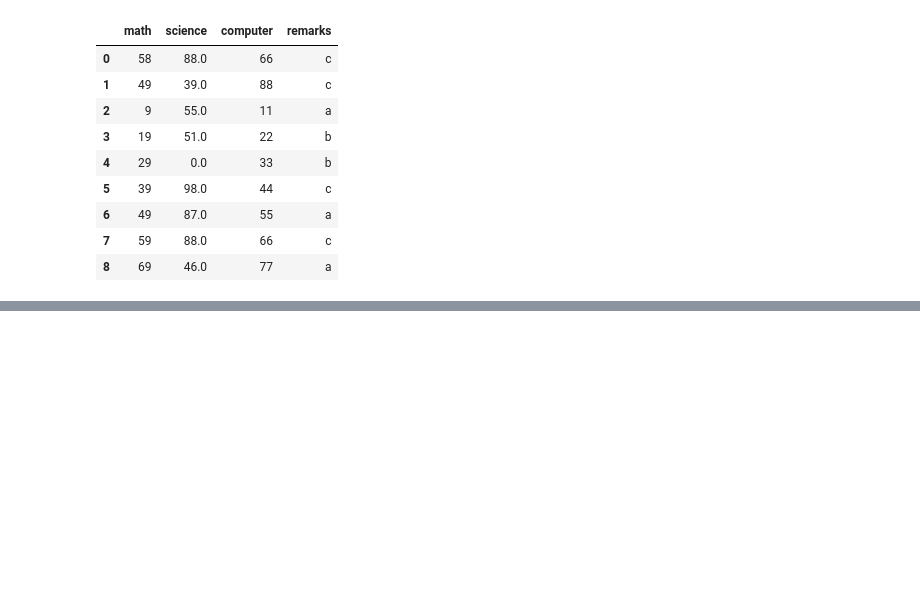
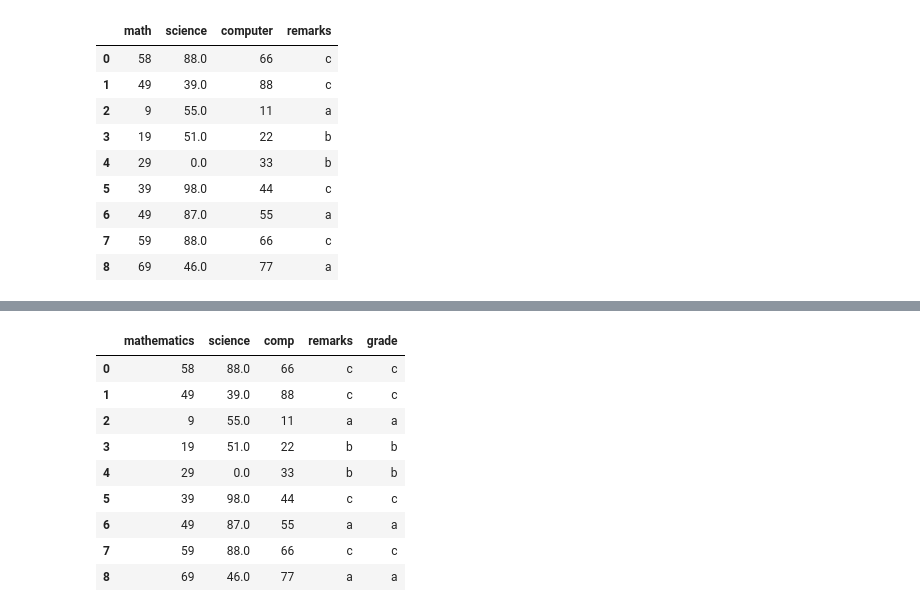
Before and after one commit to janak37/demo, a Jupyter notebook: 17.pandas.ipynb, the cells around one changed output, grey strips where cells are left out. Cells and saved outputs as stored; diff of their text form; code cells hidden in the pictures; blank space fills up the shorter version.

```diff
--- a/17.pandas.ipynb
+++ b/17.pandas.ipynb
@@ -536,3 +536,12 @@ df3
 | 6 | 49 | 87.0 | 55 | a |
 | 7 | 59 | 88.0 | 66 | c |
 | 8 | 69 | 46.0 | 77 | a |
+# %%
+df3.rename(
+    columns = {
+        'math':'mathematics',
+        'computer': "comp"
+    },
+    inplace = True
+)
+df3
@@ -538,0 +559,14 @@ df3
+# %%
+df3['grade'] = df3['remarks']
+df3
+# %% [output]
+|  | mathematics | science | comp | remarks | grade |
+| 0 | 58 | 88.0 | 66 | c | c |
+| 1 | 49 | 39.0 | 88 | c | c |
+| 2 | 9 | 55.0 | 11 | a | a |
+| 3 | 19 | 51.0 | 22 | b | b |
+| 4 | 29 | 0.0 | 33 | b | b |
+| 5 | 39 | 98.0 | 44 | c | c |
+| 6 | 49 | 87.0 | 55 | a | a |
+| 7 | 59 | 88.0 | 66 | c | c |
+| 8 | 69 | 46.0 | 77 | a | a |
```
Also changed, not shown: parts of 2 cells of this notebook.
